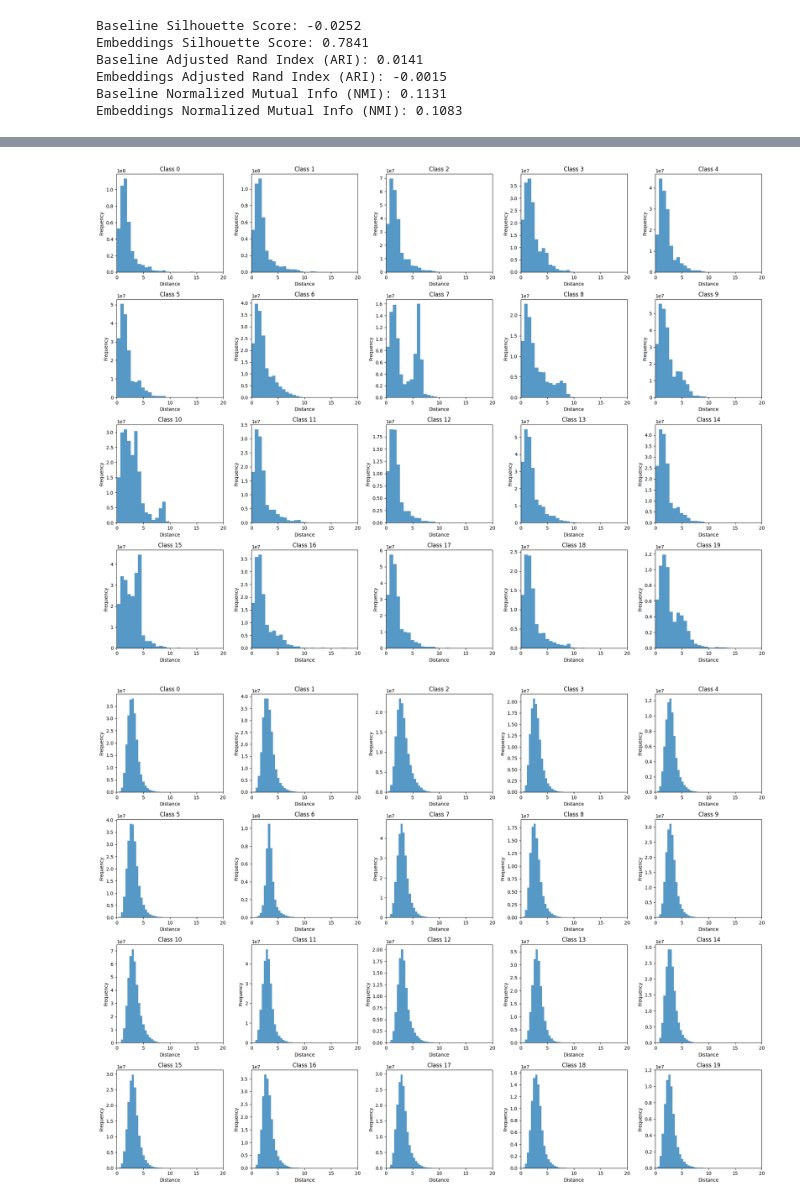
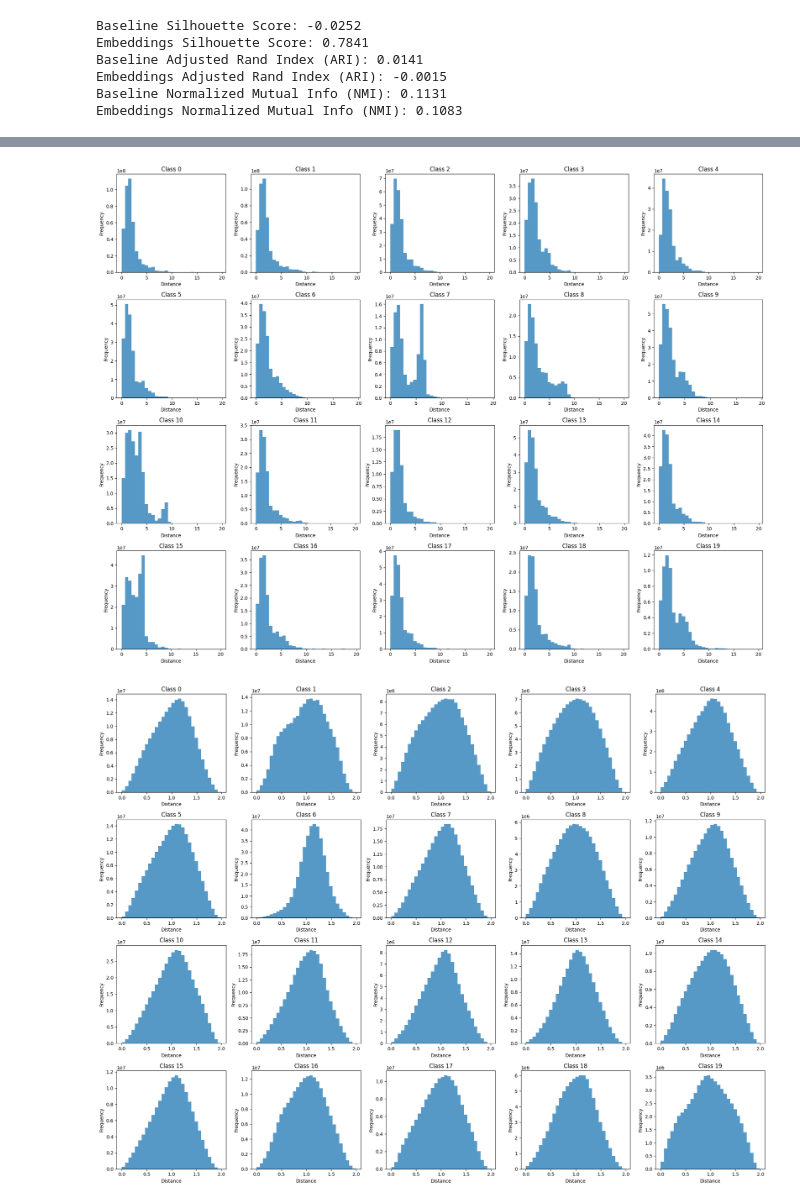
Before and after one commit to elliev7/partiii_research_project, a Jupyter notebook: fingerprinting/baseline_clustering.ipynb, the cells around one changed output, grey strips where cells are left out. Cells and saved outputs as stored; diff of their text form; code cells hidden in the pictures.

Commit message:
updated cosine distances

```diff
--- a/fingerprinting/baseline_clustering.ipynb
+++ b/fingerprinting/baseline_clustering.ipynb
@@ -167,15 +149,5 @@ plot_distance_histograms(distances_within_embeddings)
 # %%
-def calculate_between_class_distances(feature_matrix, true_labels):
-    """
-    Calculate the Euclidean distances between points in different classes.
-
-    Parameters:
-    feature_matrix (np.ndarray): The feature matrix with shape (n_samples, n_features).
-    true_labels (np.ndarray): The true labels for each sample with shape (n_samples,).
-
-    Returns:
-    dict: A dictionary where keys are class labels and values are lists of distances to points in other classes.
-    """
+def calculate_between_class_distances(feature_matrix, true_labels, metric):
     class_distances = {}
     unique_labels = np.unique(true_labels)
 
@@ -184,18 +156,12 @@ def calculate_between_class_distances(feature_matrix, true_labels):
         other_indices = np.where(true_labels != label)[0]
         class_features = feature_matrix[class_indices]
         other_features = feature_matrix[other_indices]
-        distances = cdist(class_features, other_features, metric='euclidean')
+        distances = cdist(class_features, other_features, metric)
         class_distances[label] = distances.flatten()
 
     return class_distances
 
 def plot_between_class_distance_histograms(class_distances):
-    """
-    Plot histograms of distances between points in different classes.
-
-    Parameters:
-    class_distances (dict): A dictionary where keys are class labels and values are lists of distances to points in other classes.
-    """
     fig, axes = plt.subplots(4, 5, figsize=(20, 15))
     axes = axes.flatten()
 
@@ -205,17 +171,16 @@ def plot_between_class_distance_histograms(class_distances):
         ax.set_title(f'Class {label}')
         ax.set_xlabel('Distance')
         ax.set_ylabel('Frequency')
-        ax.set_xlim(0, 20)
 
     plt.tight_layout()
     plt.show()
 # %%
-distances_between_baseline = calculate_between_class_distances(vectors_baseline, labels_baseline)
+distances_between_baseline = calculate_between_class_distances(vectors_baseline, labels_baseline, metric='euclidean')
 plot_between_class_distance_histograms(distances_between_baseline)
 # %% [output]
-[figure, old version]
+[figure, new version]
 # %%
-distances_between_embeddings = calculate_between_class_distances(vectors_embeddings, labels_embeddings)
+distances_between_embeddings = calculate_between_class_distances(vectors_embeddings, labels_embeddings, metric='cosine')
 plot_between_class_distance_histograms(distances_between_embeddings)
 # %% [output]
-[figure, old version]
+[figure, new version]
```
Also changed, not shown: parts of 4 cells of this notebook.
